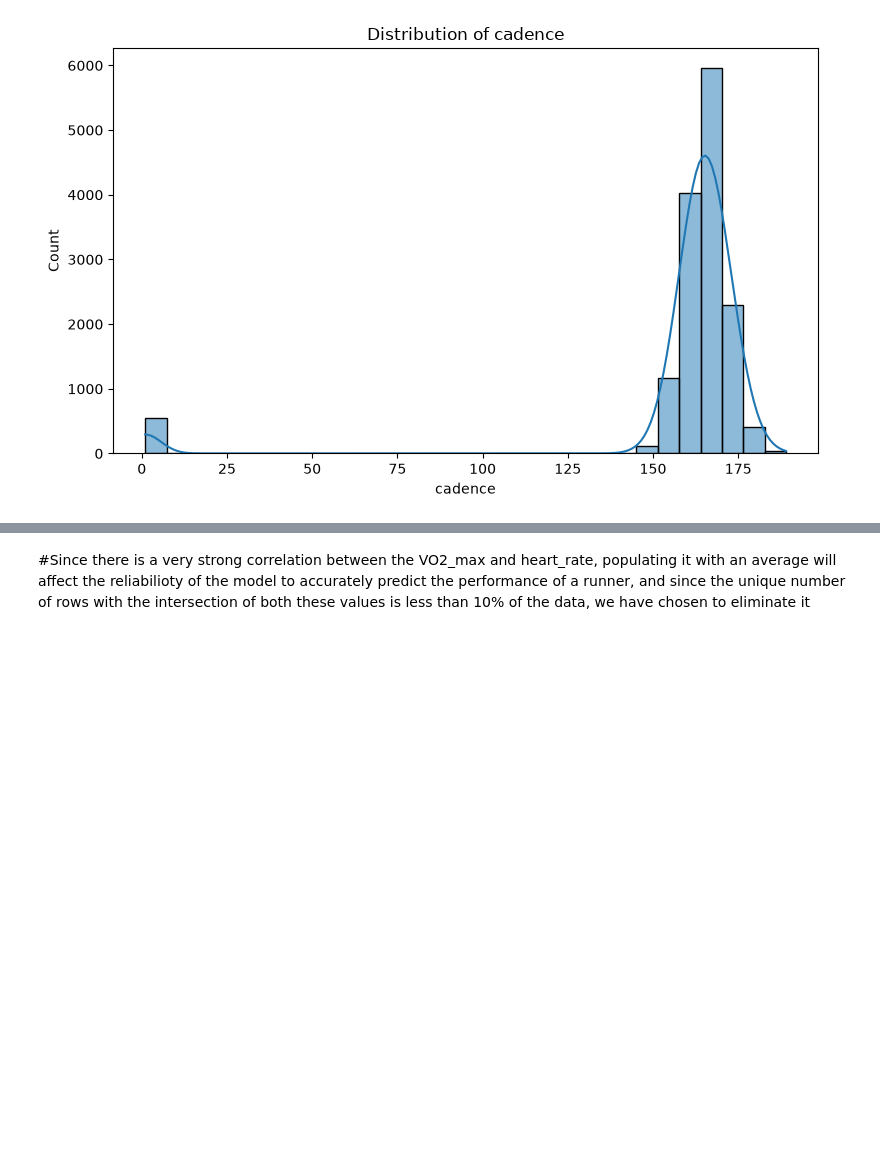
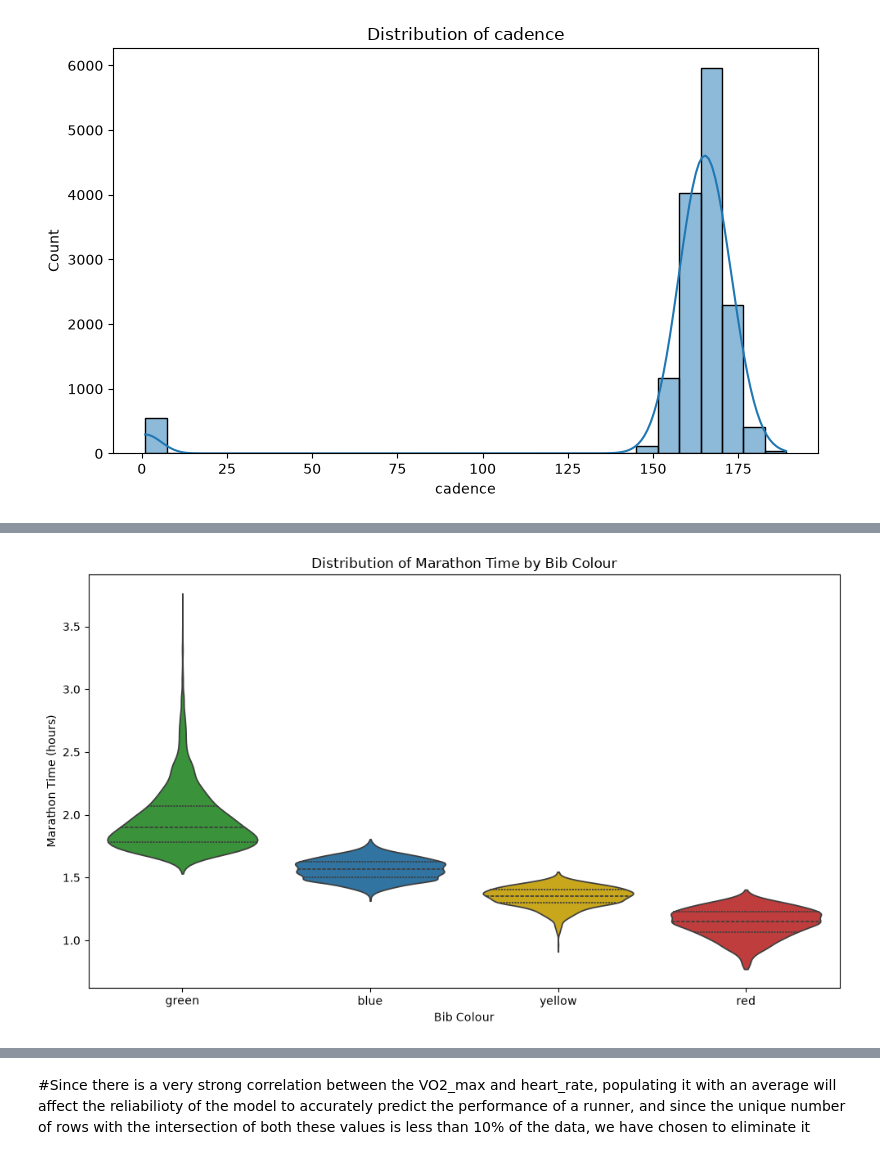
Before and after one commit to pnntr/ow-run-challenge, a Jupyter notebook: pre-processing.ipynb, the cells around one changed output, grey strips where cells are left out. Saved outputs shown, nothing was run; the diff lists cells and outputs as text; code cells hidden in the pictures; blank space fills up the shorter version.

```diff
--- a/pre-processing.ipynb
+++ b/pre-processing.ipynb
@@ -143,0 +199,32 @@ for col in numeric_cols:
+# %%
+# bib colour clusters
+
+# Define colours for each bib colour
+bib_colors = {
+    "red": "#D62728",
+    "blue": "#1F77B4",
+    "green": "#2CA02C",
+    "yellow": "#E6B800",   # golden yellow
+}
+
+plt.figure(figsize=(10, 6))
+
+sns.violinplot(
+    data=data,
+    x="bib_colour",
+    y="time_hours",
+    hue="bib_colour",
+    palette=bib_colors,
+    inner="quartile",
+    cut=0,
+    legend=False
+)
+
+plt.xlabel("Bib Colour")
+plt.ylabel("Marathon Time (hours)")
+plt.title("Distribution of Marathon Time by Bib Colour")
+
+plt.tight_layout()
+plt.show()
+# %% [output]
+[figure, added]
```
Also changed, not shown: parts of 4 cells of this notebook.
